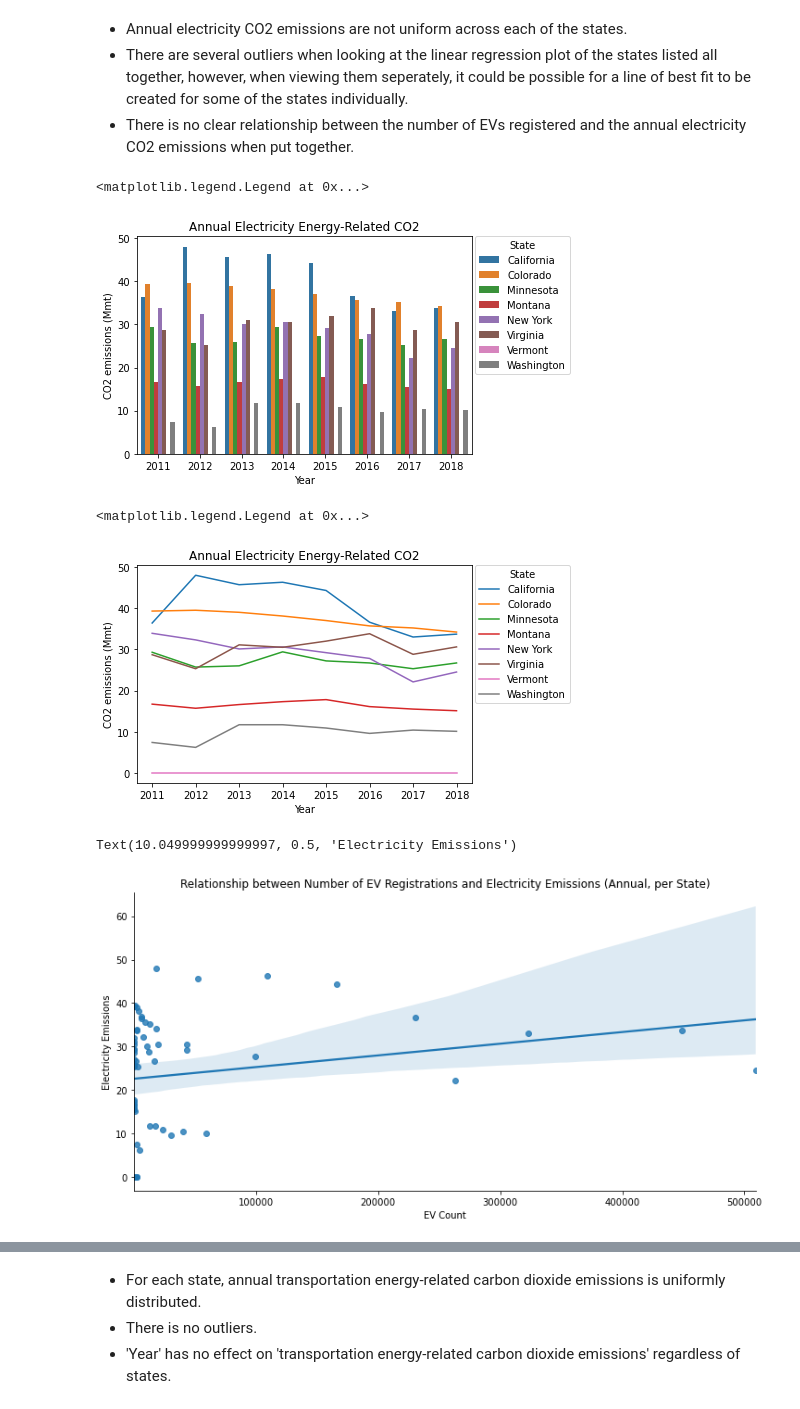
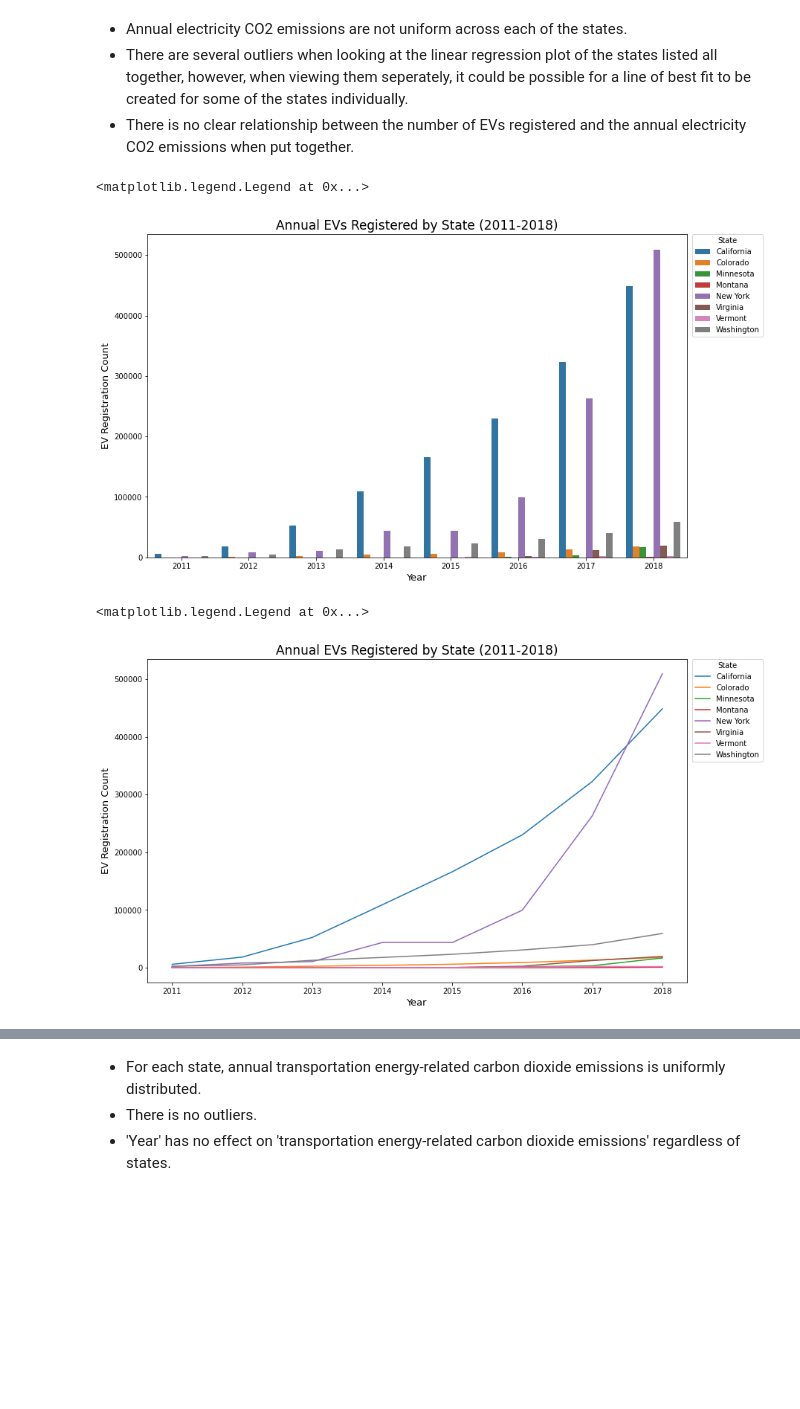
Before and after one commit to michaelgranado/EV-Count-and-CO2-Emissions-Project, a Jupyter notebook: EDACheckpointGroup039-Wi22.ipynb, the cells around one changed output, grey strips where cells are left out. Drawn from its saved outputs; the diff is of its cells as text; code cells hidden in the pictures; blank space fills up the shorter version.

```diff
--- a/EDACheckpointGroup039-Wi22.ipynb
+++ b/EDACheckpointGroup039-Wi22.ipynb
@@ -422,27 +409,22 @@ Carry out EDA on your dataset(s); Describe in this section
 - There are several outliers when looking at the linear regression plot of the states listed all together, however, when viewing them seperately, it could be possible for a line of best fit to be created for some of the states individually.
 - There is no clear relationship between the number of EVs registered and the annual electricity CO2 emissions when put together.
 # %%
-electricity_bar = sns.barplot(data=df, x='Year', y='electric_em', hue='State')
-electricity_bar.set_title('Annual Electricity Energy-Related CO2')
-electricity_bar.set_ylabel('CO2 emissions (Mmt)', fontsize=10)
+plt.figure(figsize=(13,8))
+EVs_registered = sns.barplot(data=df, x='Year', y='EV_num', hue='State')
+EVs_registered.set_title('Annual EVs Registered by State (2011-2018)',fontsize=17)
+EVs_registered.set_ylabel('EV Registration Count', fontsize=13)
+EVs_registered.set_xlabel('Year', fontsize=13)
 plt.legend(title='State', bbox_to_anchor=(1.01,1), loc='upper left', borderaxespad=0)
 # %% [output]
 <matplotlib.legend.Legend at 0x...>
-[figure, old version]
+[figure, new version]
 # %%
-electricity_line = sns.lineplot(data=df, x='Year', y='electric_em', hue='State')
-electricity_line.set_title('Annual Electricity Energy-Related CO2')
-electricity_line.set_ylabel('CO2 emissions (Mmt)', fontsize=10)
+plt.figure(figsize=(13,8))
+EVs_registered_line= sns.lineplot(data=df, x='Year', y='EV_num', hue='State')
+EVs_registered_line.set_title('Annual EVs Registered by State (2011-2018)',fontsize=17)
+EVs_registered_line.set_ylabel('EV Registration Count', fontsize=13)
+EVs_registered_line.set_xlabel('Year', fontsize=13)
 plt.legend(title='State', bbox_to_anchor=(1.01,1), loc='upper left', borderaxespad=0)
 # %% [output]
 <matplotlib.legend.Legend at 0x...>
-[figure, old version]
+[figure, new version]
-# %%
-electricity_lm = sns.lmplot(data=df, x='EV_num', y='electric_em', aspect=2)
-plt.title('Relationship between Number of EV Registrations and Electricity Emissions \
-(Annual, per State)')
-plt.xlabel('EV Count')
-plt.ylabel('Electricity Emissions')
-# %% [output]
-Text(10.049999999999997, 0.5, 'Electricity Emissions')
-[figure, removed]
```
Also changed, not shown: parts of 30 cells of this notebook.
